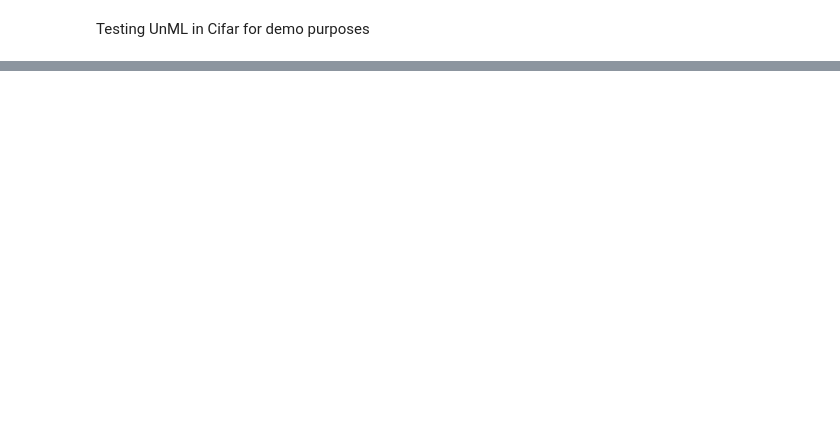
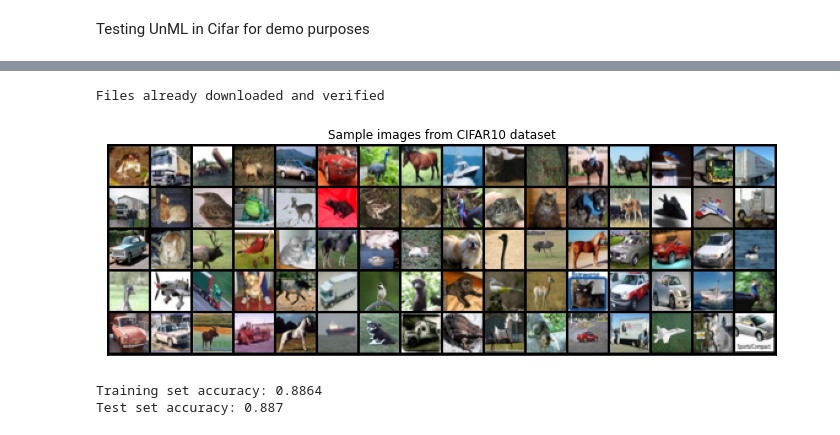
Before and after one commit to Dodesimo/MachineUnlearning, a Jupyter notebook: cifartest.ipynb, the cells around one changed output, grey strips where cells are left out. Saved outputs shown, nothing was run; the diff lists cells and outputs as text; code cells hidden in the pictures; blank space fills up the shorter version.

```diff
--- a/cifartest.ipynb
+++ b/cifartest.ipynb
@@ -22,0 +66,18 @@ Files already downloaded and verified
+# %%
+tmp_dl = DataLoader(
+    torchvision.datasets.CIFAR10(
+        root="./data", train=True, download=True, transform=transforms.ToTensor()
+    ),
+    batch_size=16 * 5,
+)
+images, labels = next(iter(tmp_dl))
+
+fig, ax = plt.subplots(figsize=(12, 6))
+plt.title("Sample images from CIFAR10 dataset")
+ax.set_xticks([])
+ax.set_yticks([])
+ax.imshow(make_grid(images, nrow=16).permute(1, 2, 0))
+plt.show()
+# %% [output]
+Files already downloaded and verified
+[figure, added]
@@ -22,0 +95,6 @@ Files already downloaded and verified
+# %%
+print("Training set accuracy: " + str(accuracy(model, train_loader)))
+print("Test set accuracy: " + str(accuracy(model, test_loader)))
+# %% [output]
+Training set accuracy: 0.8864
+Test set accuracy: 0.887
```
Also changed, not shown: parts of 8 cells of this notebook, 1 other file.
